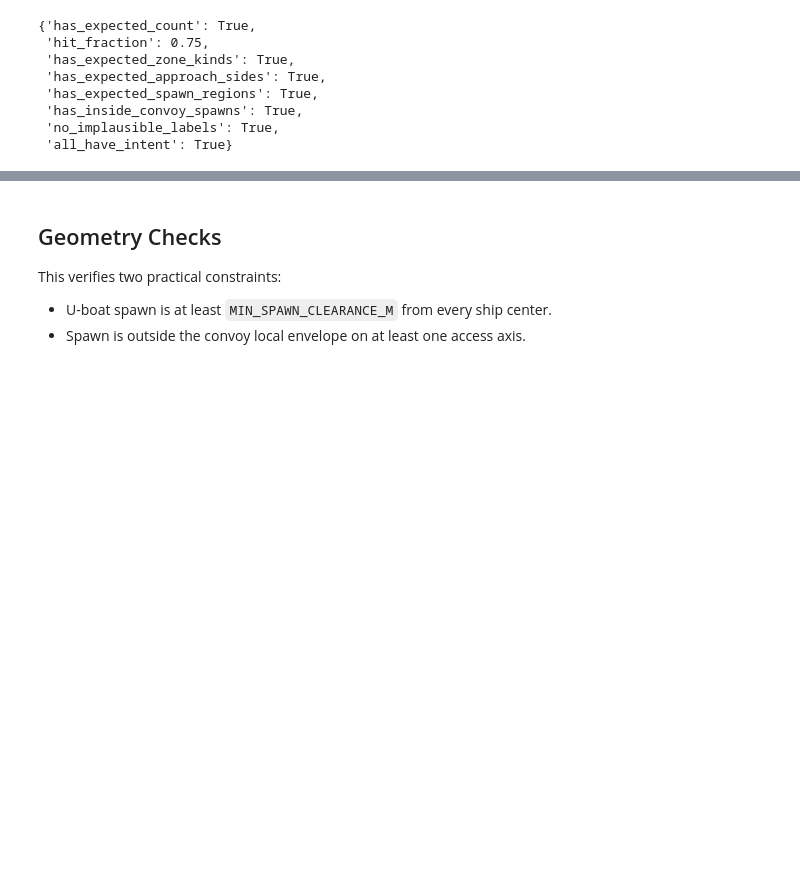
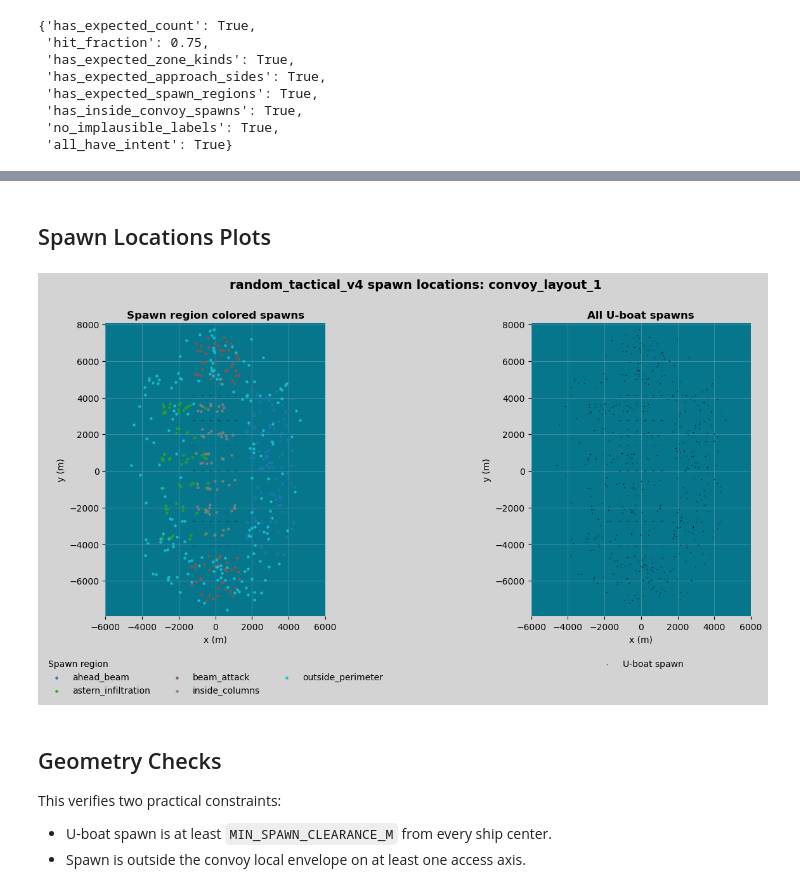
Before and after one commit to MAP9900/Convoy-Layout-Project, a Jupyter notebook: notebooks/profile_generation_tests.ipynb, the cells around one changed output, grey strips where cells are left out. Drawn from its saved outputs; the diff is of its cells as text; code cells hidden in the pictures; blank space fills up the shorter version.

```diff
--- a/notebooks/profile_generation_tests.ipynb
+++ b/notebooks/profile_generation_tests.ipynb
@@ -285,3 +267,64 @@ plt.show()
+# %% [markdown]
+## Spawn Locations Plots
+# %%
+spawn_df = pd.DataFrame(flat_rows)
+spawn_df["u_pos"] = spawn_df[["u_pos_x", "u_pos_y"]].values.tolist()
+spawn_points = np.vstack(spawn_df["u_pos"].to_list()) if len(spawn_df) else None
+ships_spawn_plot = get_convoy_layout_profile(CONVOY_PROFILE).build_ships()
+shared_limits = combined_limits(ships_spawn_plot, extra_points=spawn_points, pad=350.0)
+color_column = PLOT_COLOR_BY if PLOT_COLOR_BY in spawn_df and value_counts(flat_rows, PLOT_COLOR_BY) else "target_zone_kind"
+color_title = PLOT_COLOR_TITLE if color_column == PLOT_COLOR_BY else "Target zone kind"
+color_values = sorted(str(value) for value in spawn_df[color_column].unique() if str(value))
+color_map = dict(zip(color_values, plt.cm.tab10(np.linspace(0, 1, len(color_values)))))
+
+fig, axes = plt.subplots(1, 2, figsize=(16, 7), facecolor="lightgrey")
+
+style_ax(axes[0], f"{color_title} colored spawns")
+simple_ship_polygons(axes[0], ships_spawn_plot)
+for value in color_values:
+    value_xy = np.vstack(spawn_df.loc[spawn_df[color_column].astype(str) == value, "u_pos"].to_list())
+    axes[0].scatter(
+        value_xy[:, 0],
+        value_xy[:, 1],
+        c=[color_map[value]],
+        s=5,
+        alpha=0.90,
+        zorder=2,
+        label=value,
+    )
+apply_limits(axes[0], shared_limits, fixed_x_limits=FIXED_X_LIMITS)
+axes[0].set_xlabel("x (m)")
+axes[0].set_ylabel("y (m)")
+leg = axes[0].legend(loc="upper center", bbox_to_anchor=(0.5, -0.12), ncols=3, frameon=False, title=color_title)
+if leg is not None:
+    leg._legend_box.align = "left"
+
+style_ax(axes[1], "All U-boat spawns")
+simple_ship_polygons(axes[1], ships_spawn_plot)
+if len(spawn_df):
+    spawn_xy = np.vstack(spawn_df["u_pos"].to_list())
+    axes[1].scatter(
+        spawn_xy[:, 0],
+        spawn_xy[:, 1],
+        c=U_BOAT_COLOR,
+        # edgecolors=U_BOAT_EDGE,
+        linewidths=0.35,
+        s=0.5,
+        alpha=1,
+        zorder=2,
+        label="U-boat spawn",
+    )
+apply_limits(axes[1], shared_limits, fixed_x_limits=FIXED_X_LIMITS)
+axes[1].set_xlabel("x (m)")
+axes[1].set_ylabel("y (m)")
+axes[1].legend(loc="upper center", bbox_to_anchor=(0.5, -0.12), ncols=1, frameon=False)
+
+fig.suptitle(f"{MODE} spawn locations: {CONVOY_PROFILE}", fontsize=14, weight="bold")
+fig.subplots_adjust(bottom=0.22, top=0.88, wspace=0.18)
+# plt.savefig("V4_Data_Generation_Test.png")
+plt.show()
+# %% [output]
+[figure, new version]
 # %% [markdown]
 ## Geometry Checks
 
```
Also changed, not shown: parts of 25 cells of this notebook, 4 other files.
